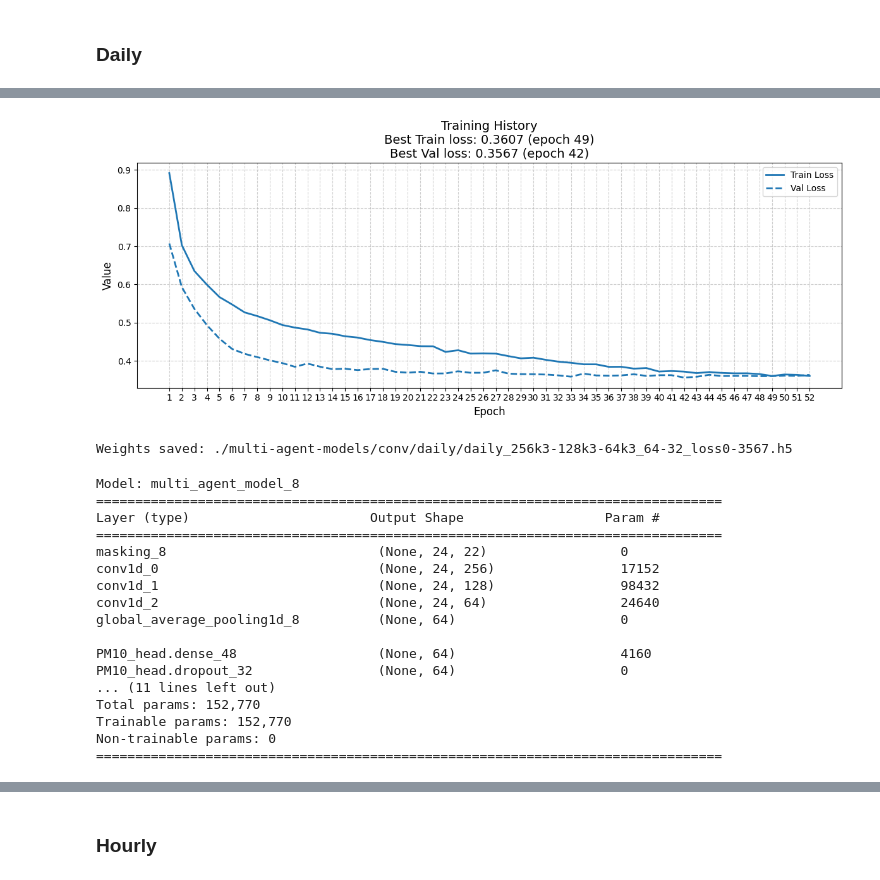
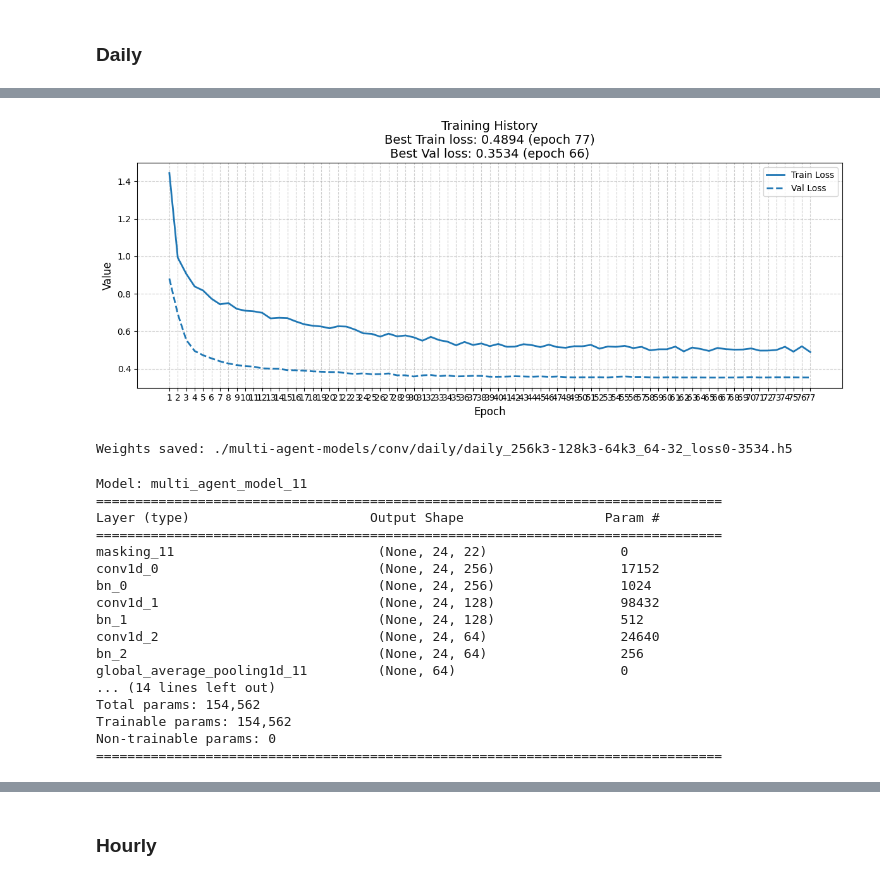
Before and after one commit to davidesonno/AII-project, a Jupyter notebook: 9.1-MAM-convolutional-embeddings.ipynb, the cells around one changed output, grey strips where cells are left out. Cells and saved outputs as stored; diff of their text form; code cells hidden in the pictures.

Commit message:
conv

```diff
--- a/9.1-MAM-convolutional-embeddings.ipynb
+++ b/9.1-MAM-convolutional-embeddings.ipynb
@@ -296,7 +294,9 @@ class MultiAgentModel(tf.keras.Model):
         conv_filters=(128, 64),
         kernel_sizes=(3, 3),
         head_hidden_units=(32,),
-        mask_value=-999.0
+        head_dropout=0.2,
+        mask_value=-999.0,
+        seed=42
     ):
         super().__init__()
         self.task_ids = tf.constant(task_ids, dtype=tf.string)
@@ -314,6 +314,8 @@ class MultiAgentModel(tf.keras.Model):
                 padding="same",
                 name=f"conv1d_{i}"
             ))
+            self.encoder.add(tf.keras.layers.BatchNormalization(name=f"bn_{i}"))
+
 
         self.encoder.add(tf.keras.layers.GlobalAveragePooling1D())
 
@@ -323,7 +325,7 @@ class MultiAgentModel(tf.keras.Model):
             head.add(tf.keras.layers.InputLayer(input_shape=(conv_filters[-1],)))
             for head_hidden_unit in head_hidden_units:
                 head.add(tf.keras.layers.Dense(head_hidden_unit, activation="tanh"))
-                head.add(tf.keras.layers.Dropout(0.2))
+                head.add(tf.keras.layers.Dropout(head_dropout, seed=seed))
             head.add(tf.keras.layers.Dense(1))
             self.heads.append(head)
 
@@ -383,13 +385,13 @@ class MultiAgentModel(tf.keras.Model):
 # %% [markdown]
 ### **Daily**
 # %%
-BATCH_SIZE = 32
+BATCH_SIZE = 32 * 2
 
 d_train = d_train.batch(BATCH_SIZE).prefetch(tf.data.AUTOTUNE)
 d_val = d_val.batch(BATCH_SIZE).prefetch(tf.data.AUTOTUNE)
 d_test = d_test.batch(BATCH_SIZE).prefetch(tf.data.AUTOTUNE)
 # %%
-conv_filters=(256, 128, 64)
+conv_filters=(256, 128, 64,)
 kernel_sizes=(3, 3, 3)
 head_hidden_units = (64, 32)
 
@@ -424,20 +427,20 @@ Successfully loaded weights
 callbacks = [
     keras.callbacks.ReduceLROnPlateau(
         factor=0.5,
-        patience=6,
+        patience=5,
         min_lr=1e-9,
         verbose=1
     ),
     keras.callbacks.EarlyStopping(
         monitor='val_loss',
         mode='min',
-        patience=10,
+        patience=11,
         verbose=1,
         restore_best_weights=True
     )
 ]
 
-set_random_seed() # mi sa che non va
+set_random_seed()
 d_hist = d_model.fit(
     x=d_train,
     validation_data=d_val,
@@ -466,4 +469,4 @@ Epoch 52: early stopping
-[figure, old version]
+[figure, new version]
 # %%
 try:
     l = min(d_hist.history['val_loss'])
@@ -473,25 +476,25 @@ try:
     print(f'Weights saved: {name}')
 except NameError: pass
 # %% [output]
-Weights saved: ./multi-agent-models/conv/daily/daily_256k3-128k3-64k3_64-32_loss0-3567.h5
+Weights saved: ./multi-agent-models/conv/daily/daily_256k3-128k3-64k3_64-32_loss0-3534.h5
 # %%
 d_model.summary()
 # %% [output]
-Model: multi_agent_model_8
+Model: multi_agent_model_11
 ================================================================================
 Layer (type)                       Output Shape                  Param #
 ================================================================================
-masking_8                           (None, 24, 22)                 0
+masking_11                          (None, 24, 22)                 0
 conv1d_0                            (None, 24, 256)                17152
+bn_0                                (None, 24, 256)                1024
 conv1d_1                            (None, 24, 128)                98432
+bn_1                                (None, 24, 128)                512
 conv1d_2                            (None, 24, 64)                 24640
-global_average_pooling1d_8          (None, 64)                     0
-
-PM10_head.dense_48                  (None, 64)                     4160
-PM10_head.dropout_32                (None, 64)                     0
-... (11 lines left out)
-Total params: 152,770
-Trainable params: 152,770
+bn_2                                (None, 24, 64)                 256
+global_average_pooling1d_11         (None, 64)                     0
+... (14 lines left out)
+Total params: 154,562
+Trainable params: 154,562
 Non-trainable params: 0
 ================================================================================
 # %%
```
Also changed, not shown: parts of 17 cells of this notebook, 6 other files.
